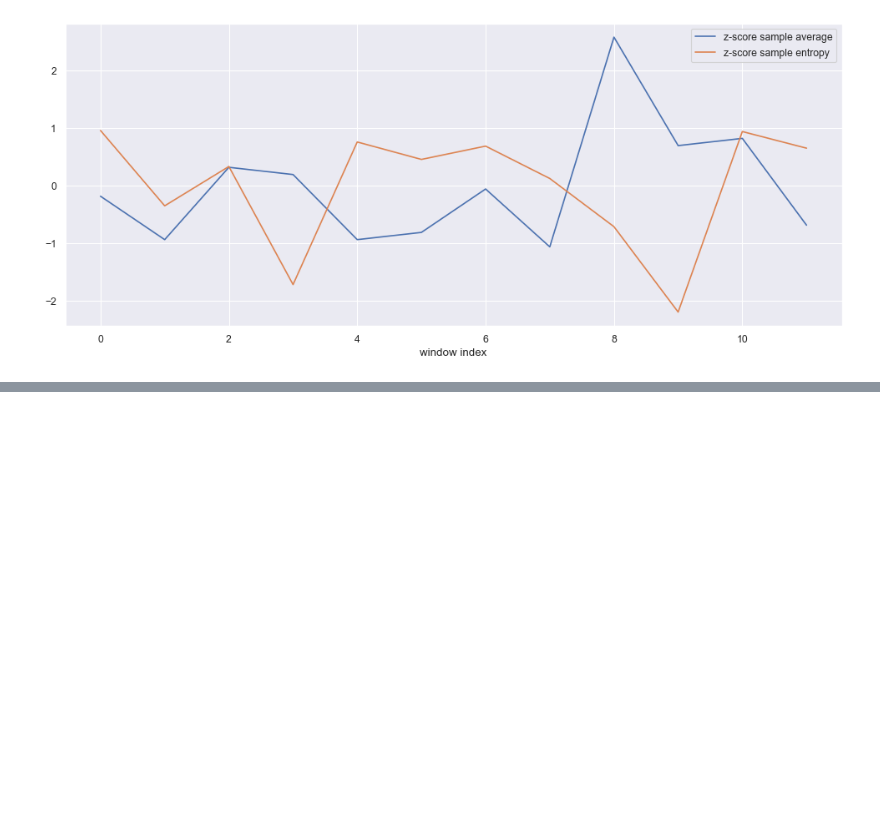
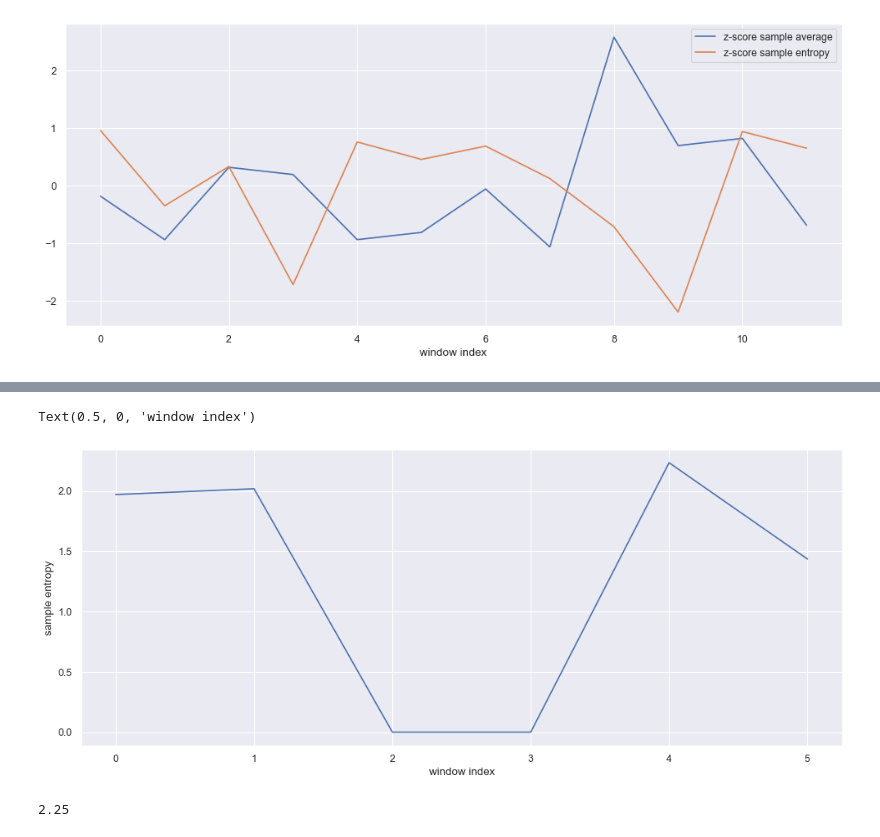
Before and after one commit to ebarkhordar/shilling-attack-detection-for-recommender-systems, a Jupyter notebook: analyze.ipynb, the cells around one changed output, grey strips where cells are left out. Cells and saved outputs as stored; diff of their text form; code cells hidden in the pictures; blank space fills up the shorter version.

```diff
--- a/analyze.ipynb
+++ b/analyze.ipynb
@@ -934,0 +1101,28 @@ sample_entropy_list
+# %%
+def sample_entropy(rate_list):
+    """Calculates the sample entropy of a time_series."""
+    S=len(rate_list)
+    rate_set=set(rate_list)
+    HX=0
+    for i in rate_set:
+        ni=rate_list.count(i)
+        HX+=(ni/S)*(math.log(ni/S,2))
+    return -HX
+# %%
+def chunks(lst, n):
+    """Yield successive n-sized chunks from lst."""
+    for i in range(0, len(lst), n):
+        yield lst[i:i + n]
+# %%
+def get_sample_entropy_list(df, chunk_size=5):
+    sample_entropy_list=[]
+    index_list=list(chunks(range(0, len(df)+1), chunk_size))
+    for i in index_list:
+        chuck=df[i[0]:i[-1]]
+        print(i[0],i[-1])
+        rate_list=chuck['Rating'].tolist()
+        HX=sample_entropy(rate_list)
+        sample_entropy_list.append(HX)
+    return sample_entropy_list
+sample_entropy_list=get_sample_entropy_list(df_attacked_movie,chunk_size=20)
+sample_entropy_list
@@ -934,0 +1142,8 @@ sample_entropy_list
+# %%
+figure(num=None, figsize=(15, 6), dpi=80, facecolor='w', edgecolor='k')
+plt.plot(range(len(sample_entropy_list)),sample_entropy_list)
+plt.ylabel('sample entropy', fontsize=12)
+plt.xlabel('window index', fontsize=12)
+# %% [output]
+Text(0.5, 0, 'window index')
+[figure, added]
@@ -934,0 +1157,4 @@ sample_entropy_list
+# %%
+sample_average([1,2,3,3])
+# %% [output]
+2.25
```
Also changed, not shown: parts of 50 cells of this notebook.
